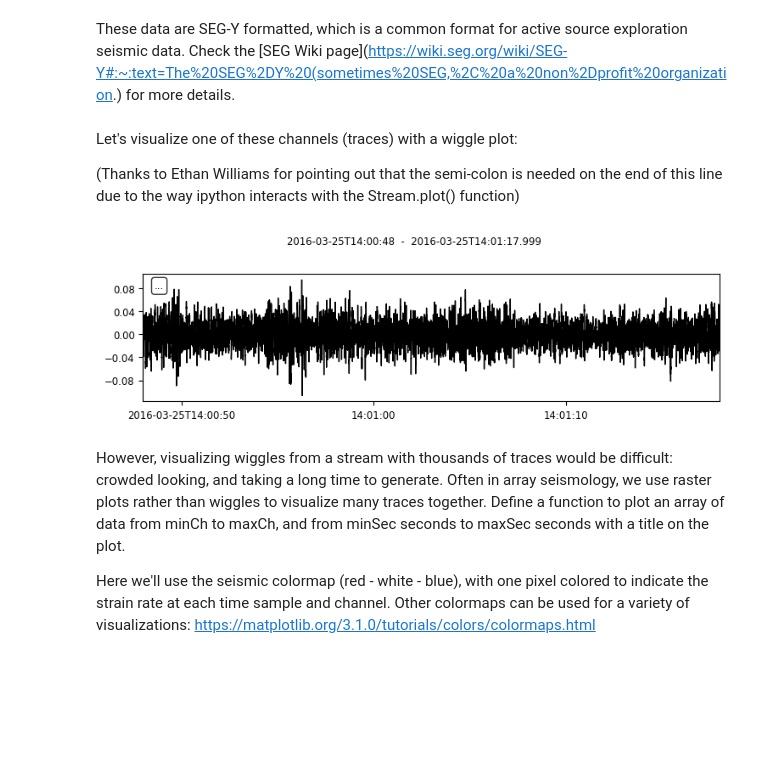
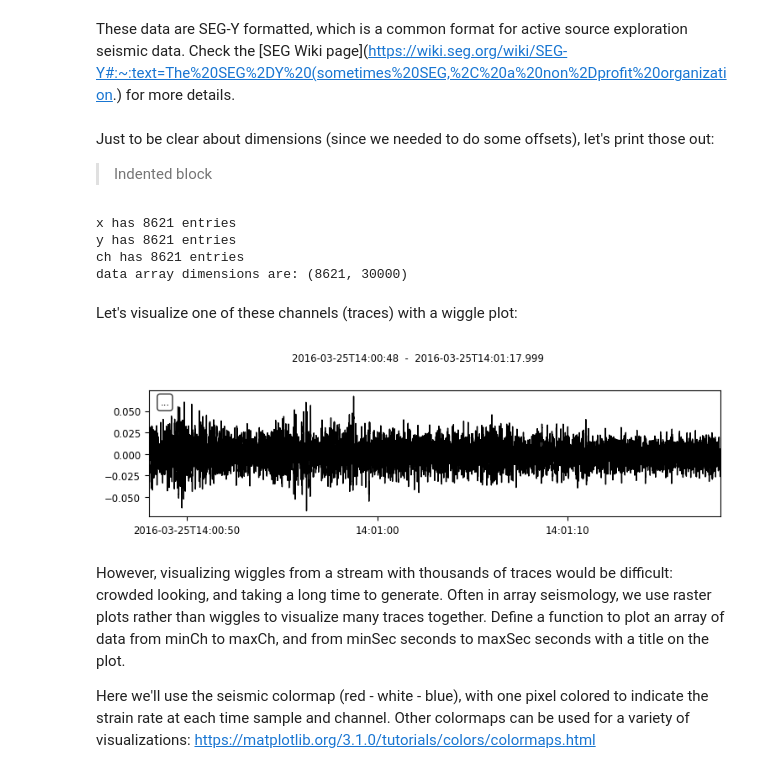
Before and after one commit to DAS-RCN/IntroToDASData, a Jupyter notebook: BradyHotSprings.ipynb, the cells around one changed output. Cells and saved outputs as stored; diff of their text form; code cells hidden in the pictures; blank space fills up the shorter version.

```diff
--- a/BradyHotSprings.ipynb
+++ b/BradyHotSprings.ipynb
@@ -179,14 +183,26 @@ data = np.zeros((endTrNumber-startTrNumber+1,nSamples))
 # read data from all channels and store in the numpy array
 for tr in range(startTrNumber,endTrNumber+1):
 	data[tr-startTrNumber,:] = st[tr].data
-# %% [markdown]
-Let's visualize one of these channels (traces) with a wiggle plot:
-
-(Thanks to Ethan Williams for pointing out that the semi-colon is needed on the end of this line due to the way ipython interacts with the Stream.plot() function)
+# %% [markdown]
+Just to be clear about dimensions (since we needed to do some offsets), let's print those out:
+
+> Indented block
+# %%
+print("x has "+str(x.size)+" entries")
+print("y has "+str(y.size)+" entries")
+print("ch has "+str(ch.size)+" entries")
+print("data array dimensions are: "+str(data.shape))
+# %% [output]
+x has 8621 entries
+y has 8621 entries
+ch has 8621 entries
+data array dimensions are: (8621, 30000)
+# %% [markdown]
+Let's visualize one of these channels (traces) with a wiggle plot:
 # %%
-st[startTrNumber].plot();
+st[50].plot();
 # %% [output]
-[figure, old version]
+[figure, new version]
 # %% [markdown]
 However, visualizing wiggles from a stream with thousands of traces would be difficult: crowded looking, and taking a long time to generate. Often in array  seismology, we use raster plots rather than wiggles to visualize many traces together. Define a function to plot an array of data from minCh to maxCh, and from minSec seconds to maxSec seconds with a title on the plot.
 
```
Also changed, not shown: parts of 20 cells of this notebook.
